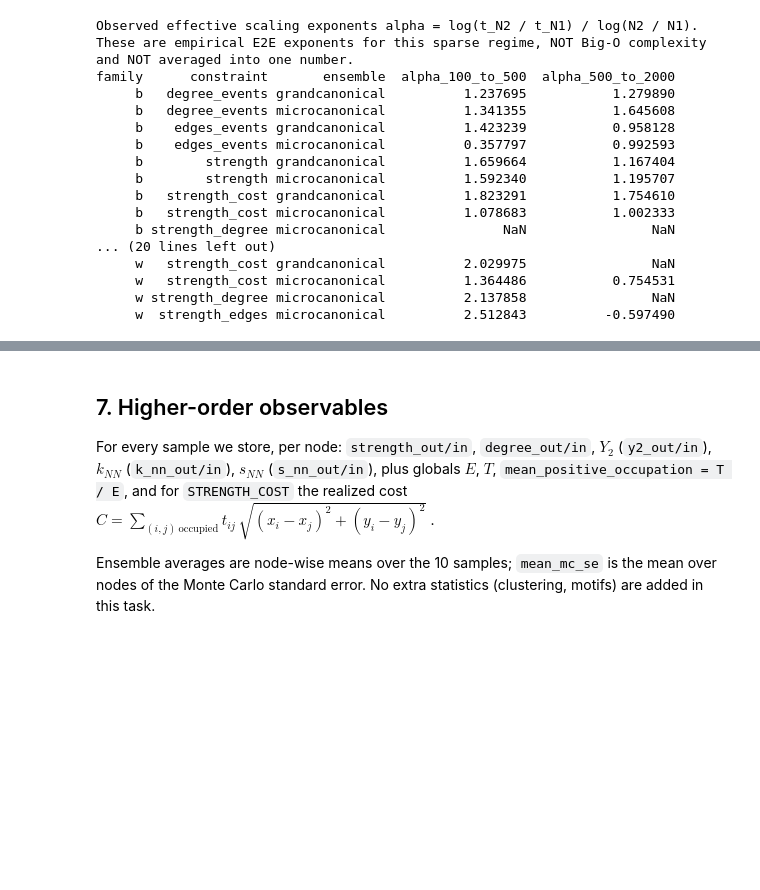
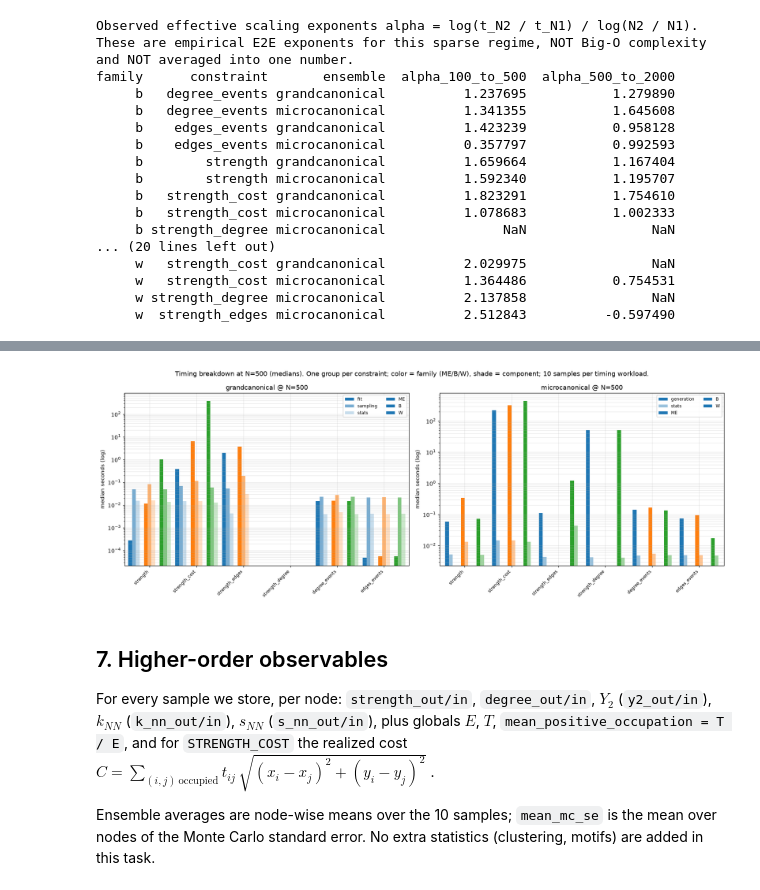
Before and after one commit to uladribia/menobis, a Jupyter notebook: docs/examples/grand-vs-micro-practical.ipynb, the cells around one changed output, grey strips where cells are left out. Drawn from its saved outputs; the diff is of its cells as text; code cells hidden in the pictures; blank space fills up the shorter version.

```diff
--- a/docs/examples/grand-vs-micro-practical.ipynb
+++ b/docs/examples/grand-vs-micro-practical.ipynb
@@ -560,3 +523,55 @@ else:
+# %%
+def _shade(color: str, lighten_to_white: float) -> tuple[float, float, float]:
+    rgb = mpl.colors.to_rgb(color)
+    return tuple(rgb[i] + (1.0 - rgb[i]) * lighten_to_white for i in range(3))
+
+if timing is None:
+    print("no timing results")
+else:
+    t = timing[timing["status"] == "ok"].copy()
+    for c in ("fit_seconds", "sampling_seconds", "stats_seconds"):
+        t[c] = pd.to_numeric(t[c])
+    n500 = t[t.node_count == 500]
+    fams = [f.value for f in FAMILIES]          # me, b, w
+    cons = [c.value for c in CONSTRAINTS]       # 6 constraint groups
+    family_color = {"me": "#1f77b4", "b": "#ff7f0e", "w": "#2ca02c"}
+    fig, axes = plt.subplots(1, 2, figsize=(16, 6))
+    for ax, ens in zip(axes, (Ensemble.GRAND_CANONICAL, Ensemble.MICROCANONICAL), strict=False):
+        sub = n500[n500.ensemble == ens.value]
+        if ens is Ensemble.GRAND_CANONICAL:
+            components = [("fit_seconds", "fit"), ("sampling_seconds", "sampling"), ("stats_seconds", "stats")]
+            shades = (0.0, 0.40, 0.75)          # fit darkest, stats lightest
+        else:
+            components = [("sampling_seconds", "generation"), ("stats_seconds", "stats")]
+            shades = (0.0, 0.55)
+        width = 0.24
+        fam_pos = np.arange(len(fams))          # 0..2 within each constraint group
+        group_base = np.arange(len(cons)) * len(fams)  # constraint group starting positions
+        for cidx, ((col, label), sh) in enumerate(zip(components, shades, strict=True)):
+            for f, fam in enumerate(fams):
+                vals = [sub[(sub.family == fam) & (sub.constraint == c)][col].median() for c in cons]
+                x = group_base + f + (cidx - (len(components) - 1) / 2) * width
+                color = _shade(family_color[fam], sh)
+                ax.bar(x, vals, width, color=color, label=label if f == 0 else None)
+        # x labels: one tick per constraint group, centered over the family cluster
+        group_centers = group_base + (len(fams) - 1) / 2
+        ax.set_xticks(group_centers)
+        ax.set_xticklabels(cons, rotation=45, ha="right", fontsize=8)
+        ax.set_title(ens.value + " @ N=500")
+        ax.set_yscale("log")
+        ax.set_ylabel("median seconds (log)")
+        ax.grid(True, which="both", alpha=0.3)
+        # family legend: a representative patch per family color
+        for fam in fams:
+            ax.bar([], [], color=family_color[fam], label=fam.upper())
+        # component legend in the first family of each panel
+        ax.legend(loc="upper right", fontsize=8, ncol=2)
+        ax.set_xlim(-0.6, len(cons) * len(fams) - 1 + 0.6)
+    fig.suptitle("Timing breakdown at N=500 (medians). One group per constraint; color = family (ME/B/W), shade = component; 10 samples per timing workload.")
+    fig.tight_layout()
+    plt.show()
+# %% [output]
+[figure, added]
 # %% [markdown]
 ## 7. Higher-order observables
 
```
Also changed, not shown: parts of 1 cell of this notebook.
